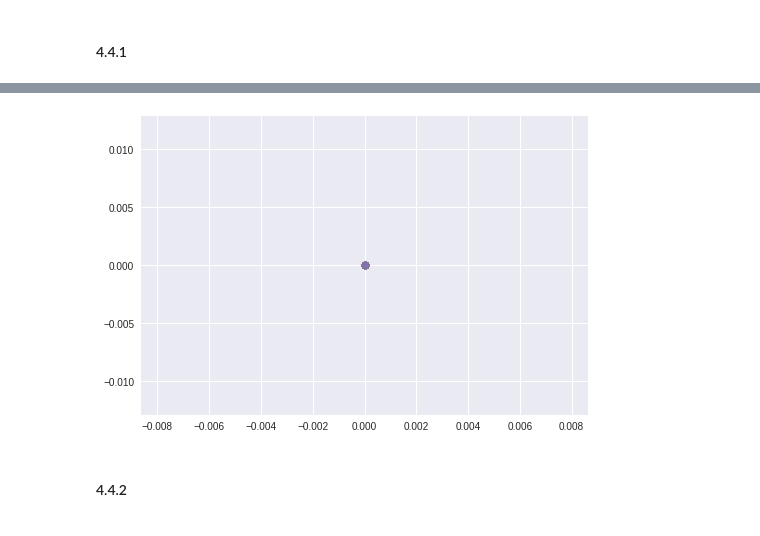
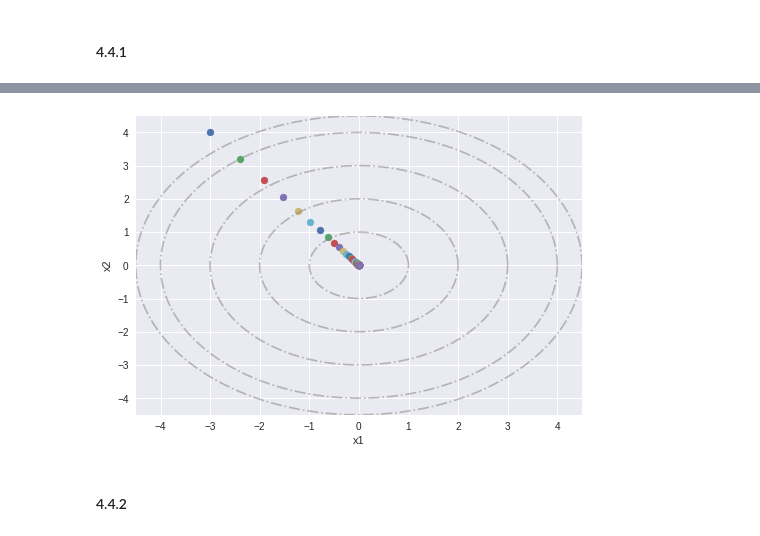
Before and after one commit to dclcs/deep_learning_with_python_code, a Jupyter notebook: deep_learning_with_python_code_ch4.ipynb, the cells around one changed output, grey strips where cells are left out. Saved outputs shown, nothing was run; the diff lists cells and outputs as text; code cells hidden in the pictures.

```diff
--- a/deep_learning_with_python_code_ch4.ipynb
+++ b/deep_learning_with_python_code_ch4.ipynb
@@ -176,13 +177,20 @@ array([0., 4.])
 # %% [markdown]
 #### 4.4.1
 # %%
+import numpy as np
+import matplotlib.pyplot as plt
 def gradient_descent(f, init_x, lr = 0.01, step_num=100):
   x = init_x
   signal=[]
   for i in range(step_num):
+#     print(x)
+#     temp = x
+#     signal.append([temp])
+#     print(signal)
+    plt.scatter(x[0],x[1])
     grad = numerical_gradient(f, x)
     x -= lr * grad
-    signal.append([x])
+
   return x,signal
 # %%
 def function_2(x):
@@ -212,9 +198,30 @@ signal
-# %%
-for d in signal:
-  plt.scatter(d[0][0],d[0][1])
-# plt.show()
-# %% [output]
-[figure, removed]
+# %%
+## 画圆
+r = 1
+theta = np.arange(0, 2*np.pi, 0.01)
+circle_x = r * np.cos(theta)
+circle_y = r * np.sin(theta)
+# %%
+plt.xlim(-4.5, 4.5)
+plt.ylim(-4.5,4.5)
+plt.Circle((0,0), 2)
+plt.plot(circle_x, circle_y,'-.', label='-.style',color='gray',alpha=0.5)
+plt.plot(2 * circle_x, 2 * circle_y,'-.', label='-.style',color='gray',alpha=0.5)
+plt.plot(3 * circle_x, 3 * circle_y,'-.', label='-.style',color='gray',alpha=0.5)
+plt.plot(4 * circle_x, 4 * circle_y,'-.', label='-.style',color='gray',alpha=0.5)
+plt.plot(4.5 * circle_x, 4.5 * circle_y,'-.', label='-.style',color='gray',alpha=0.5)
+
+plt.xlabel('x1')
+plt.ylabel('x2')
+
+init_x = np.array([-3.0, 4.0])
+_, signal = gradient_descent(function_2, init_x=init_x, lr=0.1, step_num=100)
+
+plt.savefig('gradient.png')
+# len(signal)
+# signal
+# %% [output]
+[figure, added]
 # %% [markdown]
 #### 4.4.2
 # %%
```
Also changed, not shown: parts of 5 cells of this notebook.
